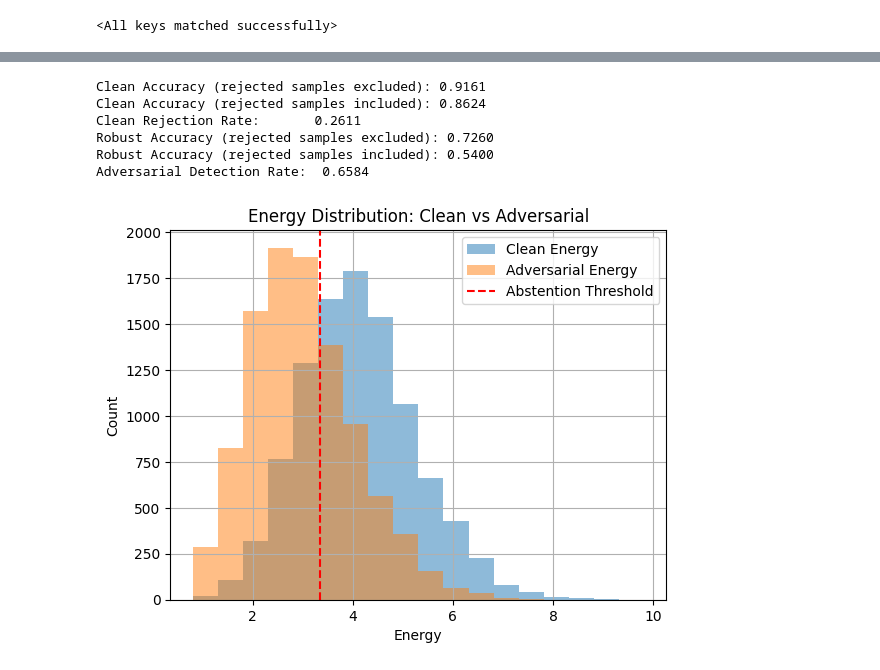
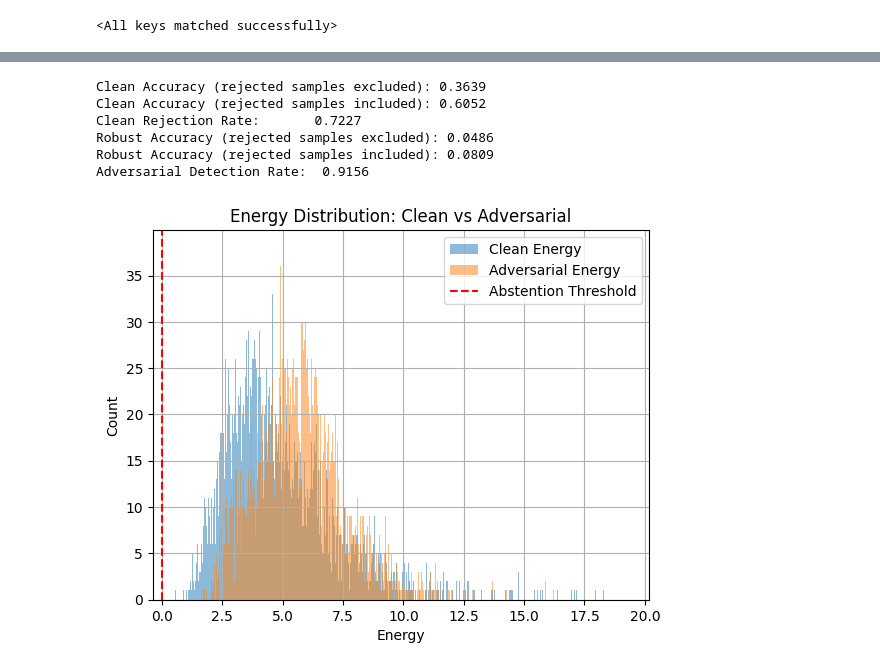
Before and after one commit to ArtMGreen/manifold-projection-layer, a Jupyter notebook: experiments.ipynb, the cells around one changed output, grey strips where cells are left out. Cells and saved outputs as stored; diff of their text form; code cells hidden in the pictures.

```diff
--- a/experiments.ipynb
+++ b/experiments.ipynb
@@ -18,7 +42,6 @@ extract_cifar10_as_images()
 # %% [markdown]
 ## `torch` dataset and loader formation
 # %%
-# ? dataset.py ?
 import torch
 
 from torchvision.transforms import v2
@@ -38,13 +61,11 @@ resnet18_preprocess = v2.Compose([
                  std=[0.229, 0.224, 0.225])  # to ([0, 1]^3 - mean) / std
 ])
 
-# what do we do with the changed range? It's not [0, 1] anymore, but we still clamp it to [0, 1] when doing an FGSM attack}
-
 train_dataset = CIFAR10(root='./data', train=True, transform=resnet18_preprocess)
 test_dataset = CIFAR10(root='./data', train=False, transform=resnet18_preprocess)
 
-train_loader = DataLoader(train_dataset, batch_size=batch_size, shuffle=True, num_workers=4, pin_memory=True)
-test_loader = DataLoader(test_dataset, batch_size=batch_size, num_workers=4, pin_memory=True)
+train_loader = DataLoader(train_dataset, batch_size=batch_size, shuffle=True, num_workers=8, pin_memory=True)
+test_loader = DataLoader(test_dataset, batch_size=batch_size, num_workers=8, pin_memory=True)
 # %% [markdown]
 ## Model definition
 # %%
@@ -127,7 +172,8 @@ for epoch in range(epochs):
     for x, y in progress_bar:
         x, y = x.to(device), y.to(device)
         optimizer.zero_grad()
-        loss, metrics = compute_loss(model, x, y, loss_fn, epsilon_energy, delta_energy, lambda_energy)
+        loss, metrics = compute_loss(model, x, y, loss_fn, epsilon_energy, delta_energy, lambda_adv, lambda_energy,
+                                    use_lower_boundary=True, use_upper_boundary=True)
         optimizer.zero_grad()
         loss.backward()
         optimizer.step()
@@ -148,7 +211,7 @@ torch.save(model.state_dict(), "model.pt")
 ## Evaluation
 # %%
 model = ModelWrapper(num_classes).to(device)
-model.load_state_dict(torch.load("resnet18_04aug.pt"))
+model.load_state_dict(torch.load("resnet18_09aug_no_energy.pt"))
 # %% [output]
 <All keys matched successfully>
 # %%
@@ -237,7 +300,9 @@ def evaluate(model, loader, abstention_threshold, examples=float("inf")):
 import matplotlib.pyplot as plt
 import numpy as np
 
-def energy_hist(energy_clean, energy_adv, abstention_threshold, binwidth=0.5):
+def energy_hist(energy_clean, energy_adv, abstention_threshold, binwidth=None):
+    if not binwidth:
+        binwidth = (max(energy_clean) - min(energy_clean)) / 100
     plt.hist(energy_clean, alpha=0.5, label='Clean Energy', bins=np.arange(min(energy_clean), max(energy_clean) + binwidth, binwidth))
     plt.hist(energy_adv, alpha=0.5, label='Adversarial Energy', bins=np.arange(min(energy_clean), max(energy_clean) + binwidth, binwidth))
     plt.axvline(abstention_threshold, color='red', linestyle='--', label='Abstention Threshold')
@@ -261,11 +320,11 @@ Adversarial Detection Rate:  0.9991
 # %%
 E_clean, E_adv = evaluate(model, test_loader, epsilon_energy-0.33*delta_energy)
-energy_hist(E_clean, E_adv, epsilon_energy-0.33*delta_energy)
+energy_hist(E_clean, E_adv, 0)
 # %% [output]
-Clean Accuracy (rejected samples excluded): 0.9161
-Clean Accuracy (rejected samples included): 0.8624
-Clean Rejection Rate:       0.2611
-Robust Accuracy (rejected samples excluded): 0.7260
-Robust Accuracy (rejected samples included): 0.5400
-Adversarial Detection Rate:  0.6584
+Clean Accuracy (rejected samples excluded): 0.3639
+Clean Accuracy (rejected samples included): 0.6052
+Clean Rejection Rate:       0.7227
+Robust Accuracy (rejected samples excluded): 0.0486
+Robust Accuracy (rejected samples included): 0.0809
+Adversarial Detection Rate:  0.9156
-[figure, old version]
+[figure, new version]
```
Also changed, not shown: parts of 8 cells of this notebook.
